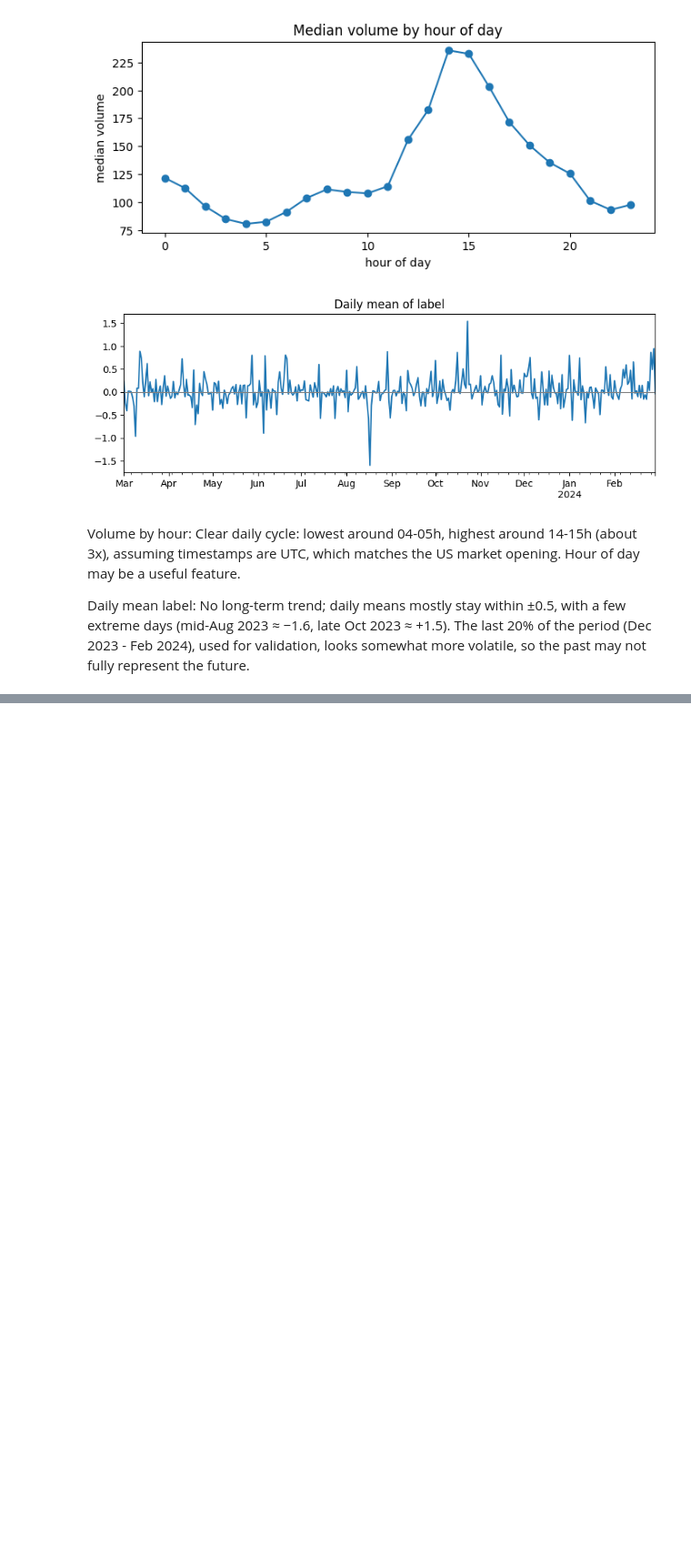
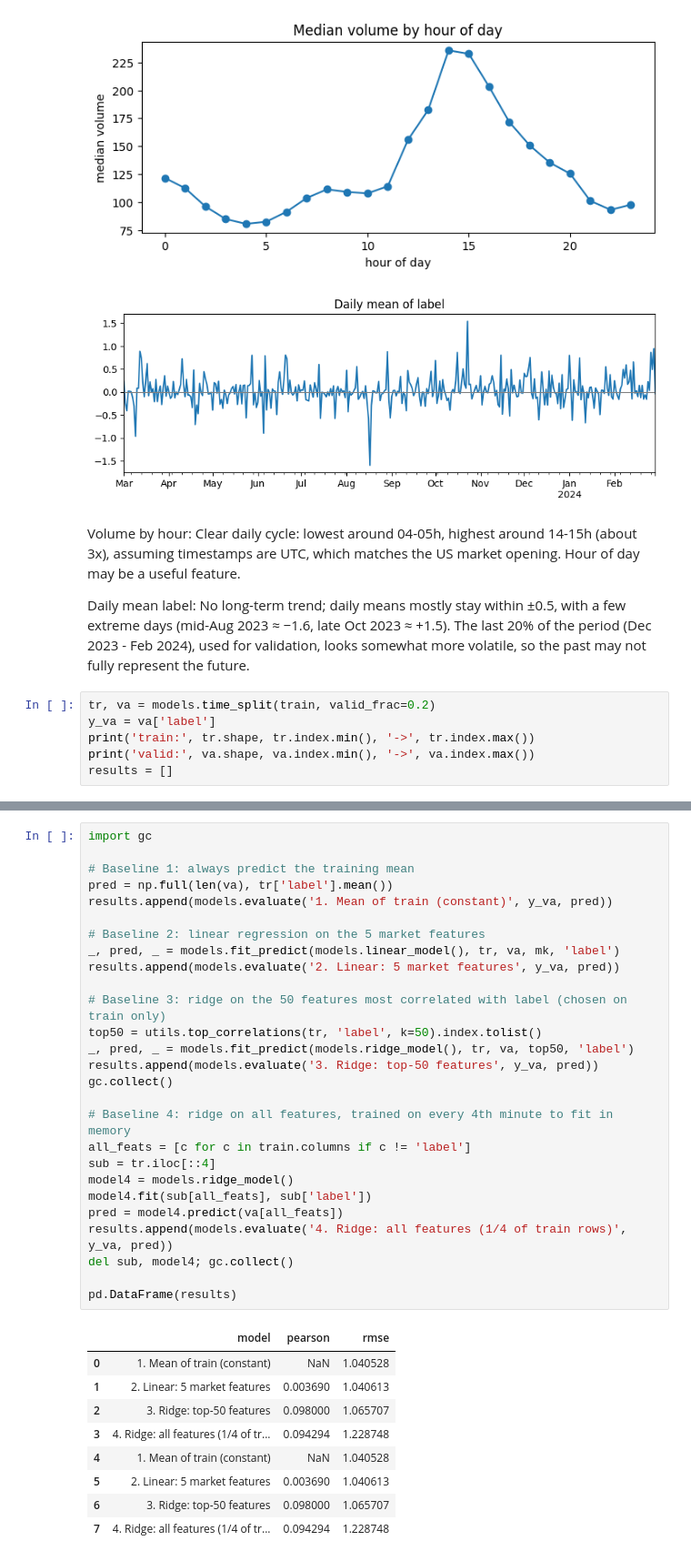
Before and after one commit to Mustafa-karcak/GROUP56_CENG313, a Jupyter notebook: assignment1_eda_baseline.ipynb, the cells around one changed output, grey strips where cells are left out. Shown at 91% size. Saved outputs shown, nothing was run; the diff lists cells and outputs as text; blank space fills up the shorter version.

Commit message:
added baseline models and results

```diff
--- a/assignment1_eda_baseline.ipynb
+++ b/assignment1_eda_baseline.ipynb
@@ -264,3 +268,9 @@ plt.show()
 Volume by hour: Clear daily cycle: lowest around 04-05h, highest around 14-15h (about 3x), assuming timestamps are UTC, which matches the US market opening. Hour of day may be a useful feature.
 
 Daily mean label: No long-term trend; daily means mostly stay within ±0.5, with a few extreme days (mid-Aug 2023 ≈ −1.6, late Oct 2023 ≈ +1.5). The last 20% of the period (Dec 2023 - Feb 2024), used for validation, looks somewhat more volatile, so the past may not fully represent the future.
+# %%
+tr, va = models.time_split(train, valid_frac=0.2)
+y_va = va['label']
+print('train:', tr.shape, tr.index.min(), '->', tr.index.max())
+print('valid:', va.shape, va.index.min(), '->', va.index.max())
+results = []
@@ -266,0 +280,37 @@ Daily mean label: No long-term trend; daily means mostly stay within ±0.5, with
+# %%
+import gc
+
+# Baseline 1: always predict the training mean
+pred = np.full(len(va), tr['label'].mean())
+results.append(models.evaluate('1. Mean of train (constant)', y_va, pred))
+
+# Baseline 2: linear regression on the 5 market features
+_, pred, _ = models.fit_predict(models.linear_model(), tr, va, mk, 'label')
+results.append(models.evaluate('2. Linear: 5 market features', y_va, pred))
+
+# Baseline 3: ridge on the 50 features most correlated with label (chosen on train only)
+top50 = utils.top_correlations(tr, 'label', k=50).index.tolist()
+_, pred, _ = models.fit_predict(models.ridge_model(), tr, va, top50, 'label')
+results.append(models.evaluate('3. Ridge: top-50 features', y_va, pred))
+gc.collect()
+
+# Baseline 4: ridge on all features, trained on every 4th minute to fit in memory
+all_feats = [c for c in train.columns if c != 'label']
+sub = tr.iloc[::4]
+model4 = models.ridge_model()
+model4.fit(sub[all_feats], sub['label'])
+pred = model4.predict(va[all_feats])
+results.append(models.evaluate('4. Ridge: all features (1/4 of train rows)', y_va, pred))
+del sub, model4; gc.collect()
+
+pd.DataFrame(results)
+# %% [output]
+|  | model | pearson | rmse |
+| 0 | 1. Mean of train (constant) | NaN | 1.040528 |
+| 1 | 2. Linear: 5 market features | 0.003690 | 1.040613 |
+| 2 | 3. Ridge: top-50 features | 0.098000 | 1.065707 |
+| 3 | 4. Ridge: all features (1/4 of tr... | 0.094294 | 1.228748 |
+| 4 | 1. Mean of train (constant) | NaN | 1.040528 |
+| 5 | 2. Linear: 5 market features | 0.003690 | 1.040613 |
+| 6 | 3. Ridge: top-50 features | 0.098000 | 1.065707 |
+| 7 | 4. Ridge: all features (1/4 of tr... | 0.094294 | 1.228748 |
```
Also changed, not shown: parts of 8 cells of this notebook.
